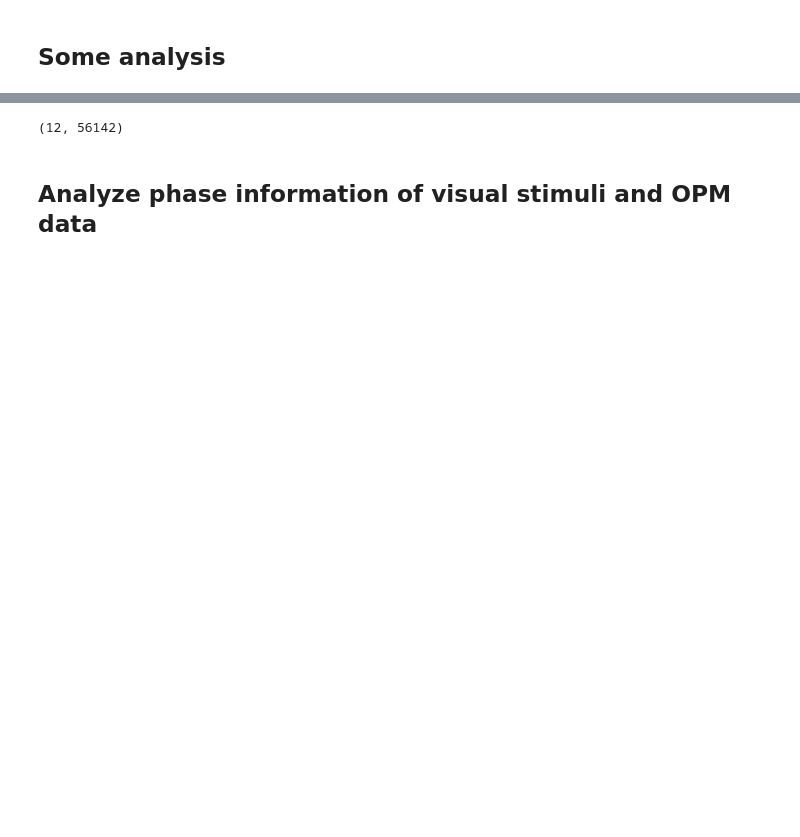
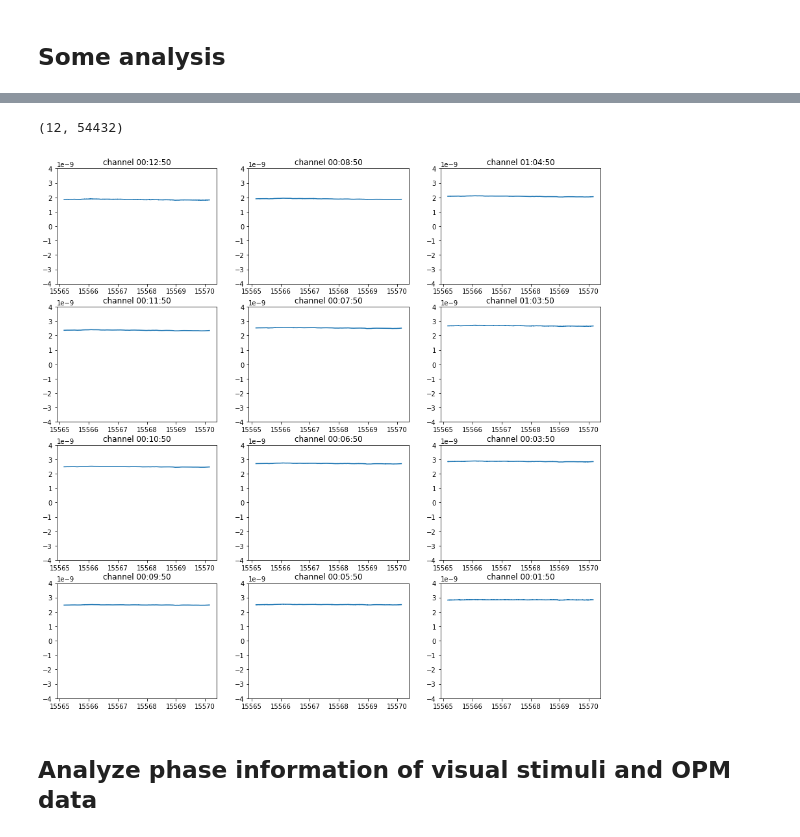
Before and after one commit to Vincentvjj/opm_tacs_flicker, a Jupyter notebook: analysis/analysis.ipynb, the cells around one changed output, grey strips where cells are left out. Drawn from its saved outputs; the diff is of its cells as text; code cells hidden in the pictures; blank space fills up the shorter version.

```diff
--- a/analysis/analysis.ipynb
+++ b/analysis/analysis.ipynb
@@ -256,30 +300,33 @@ Effective window size : 1.000 (s)
 # %%
 %matplotlib inline
-## Plot time-series primary channels
+# ## Plot time-series primary channels
 
 # raw.filter(9,11)
-raw_arr = raw[:][0]
+raw_arr = raw[:][0][:, start_marker_index:end_marker_index]
 print(raw_arr.shape)
 
 start = 0
 end = 5000
 
 markers_line = adc_diode_markers[start:end].astype(bool)
 marker_ts = opm_time_stamps[start:end][markers_line]
 
 # Visualize raw data with markers timestamps
 
-# plt.figure()
-# for i in range(raw_arr.shape[0]):
-#     plt.subplot(4,3,i+1)
-#     plt.title('channel ' + raw.ch_names[i])
-#     plt.plot(opm_time_stamps[start:end], raw_arr[i, start:end])
-#     adc_diode_markers
-#     for ts in marker_ts:
-#         # print(time_stamps[j])
-#         plt.axvline(x=ts, c="red")
+plt.figure(figsize=(15,15))
+for i in range(raw_arr.shape[0]):
+    plt.subplot(4,3,i+1)
+    plt.title('channel ' + raw.ch_names[i])
+    plt.plot(opm_time_stamps[start:end], raw_arr[i, start:end])
+    plt.ylim((-4e-9,4e-9))
+
+    adc_diode_markers
+    for ts in marker_ts:
+        # print(time_stamps[j])
+        plt.axvline(x=ts, c="red")
 # %% [output]
-(12, 56142)
+(12, 54432)
+[figure, added]
 # %% [markdown]
 ## Analyze phase information of visual stimuli and OPM data
 # %%
```
Also changed, not shown: parts of 8 cells of this notebook, 2 other files.
